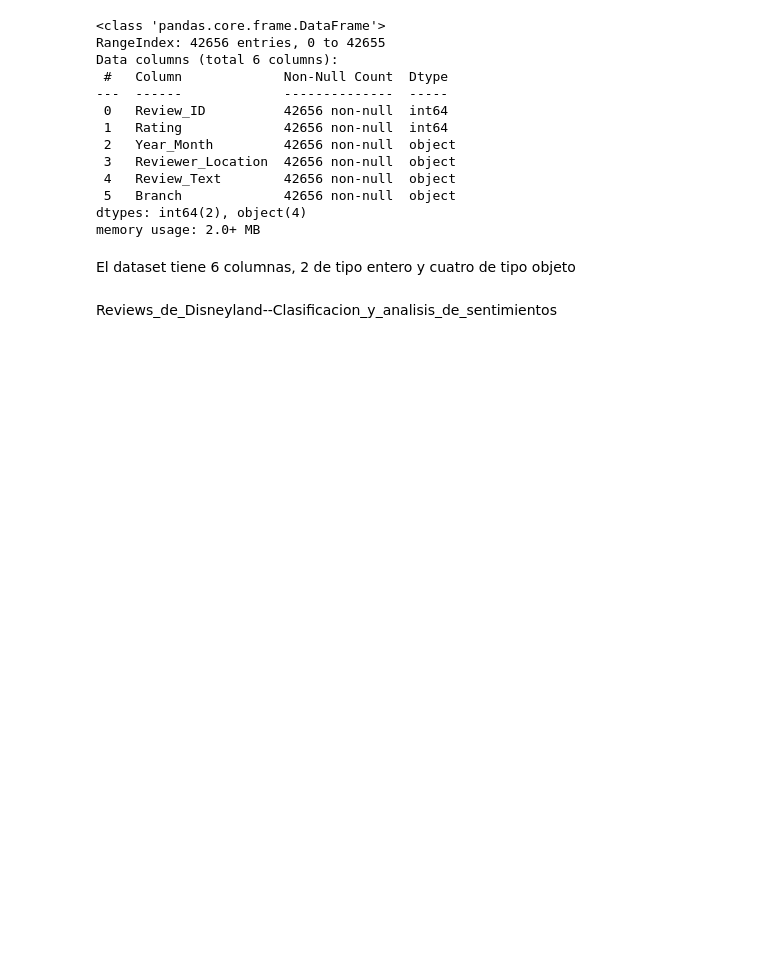
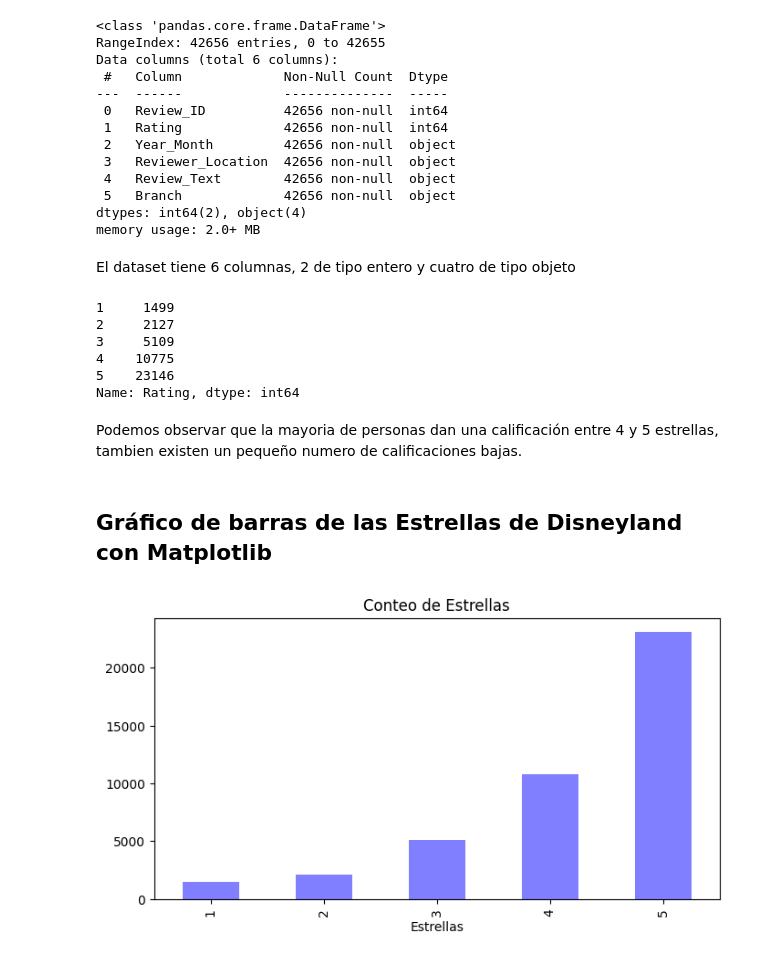
Before and after one commit to ricklarave/Reviews_de_Disneyland--Clasificacion_y_analisis_de_sentimientos, a Jupyter notebook: NaturalLanguageProcessing.ipynb, the cells around one changed output. Saved outputs shown, nothing was run; the diff lists cells and outputs as text; code cells hidden in the pictures; blank space fills up the shorter version.

Commit message:
Análisis y Gráficos

```diff
--- a/NaturalLanguageProcessing.ipynb
+++ b/NaturalLanguageProcessing.ipynb
@@ -49,6 +48,32 @@ dtypes: int64(2), object(4)
 memory usage: 2.0+ MB
 # %% [markdown]
 El dataset tiene 6 columnas, 2 de tipo entero y cuatro de tipo objeto
-# %% [markdown]
-
-Reviews_de_Disneyland--Clasificacion_y_analisis_de_sentimientos
+# %%
+'''
+Obtenemos los valores para nuestro rating de menor a mayor
+para saber la cantidad de personas que dieron cada calificación
+'''
+data["Rating"].value_counts( ascending = True )
+# %% [output]
+1     1499
+2     2127
+3     5109
+4    10775
+5    23146
+Name: Rating, dtype: int64
+# %% [markdown]
+Podemos observar que la mayoria de personas dan una calificación entre 4 y 5 estrellas, tambien existen un pequeño numero de calificaciones bajas.
+# %% [markdown]
+## Gráfico de barras de las Estrellas de Disneyland con Matplotlib
+# %%
+columnaRatingASC = data["Rating"].value_counts( ascending = True )
+columnaRatingASC.plot(
+    kind="bar",
+    title="Conteo de Estrellas",
+    figsize=(8, 4),
+    color="Blue",
+    alpha = 0.5,
+    xlabel="Estrellas" )
+plt.show()
+# %% [output]
+[figure, added]
```
Also changed, not shown: parts of 8 cells of this notebook.
